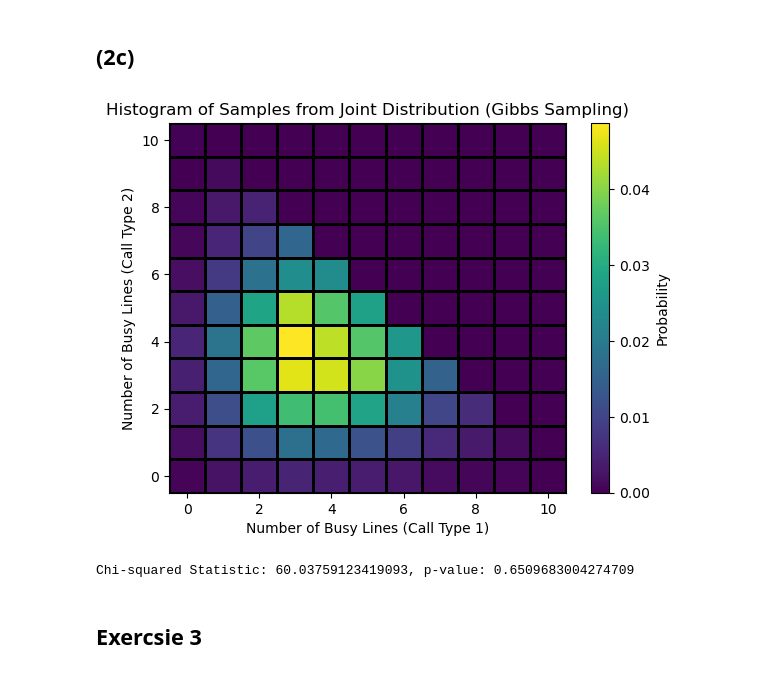
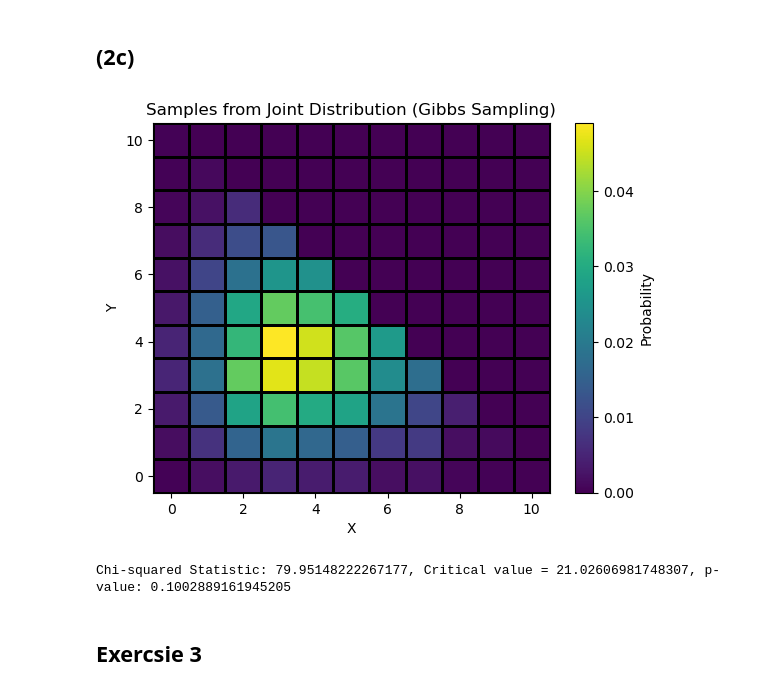
Before and after one commit to Fuglede30/Stokastisk_sim_2, a Jupyter notebook: 6_MCMC.ipynb, the cells around one changed output. Cells and saved outputs as stored; diff of their text form; code cells hidden in the pictures.

```diff
--- a/6_MCMC.ipynb
+++ b/6_MCMC.ipynb
@@ -245,40 +253,39 @@ def gibbs_sampling(A1, A2, m, num_samples):
 
         # Sample i given j
         prob_i_given_j = np.array([normalized_joint_pmf(i, j, A1, A2, m) for i in range(m-j+1)])
         prob_i_given_j /= prob_i_given_j.sum()
         i = np.random.choice(np.arange(m-j+1), p=prob_i_given_j)
 
         # Sample j given i
         prob_j_given_i = np.array([normalized_joint_pmf(i, j, A1, A2, m) for j in range(m-i+1)])
         prob_j_given_i /= prob_j_given_i.sum()
         j = np.random.choice(np.arange(m-i+1), p=prob_j_given_i)
 
         current_sample = (i, j)
         samples.append(current_sample)
 
     return samples
 
 # Generate samples
 samples_gibbs = gibbs_sampling(A1, A2, m, num_samples)
 
 # Plot histogram of samples
 plt.hist2d(*zip(*samples_gibbs), bins=[np.arange(m+2)-0.5, np.arange(m+2)-0.5], density=True, edgecolor='black')
-plt.xlabel('Number of Busy Lines (Call Type 1)')
-plt.ylabel('Number of Busy Lines (Call Type 2)')
-plt.title('Histogram of Samples from Joint Distribution (Gibbs Sampling)')
+plt.xlabel('X')
+plt.ylabel('Y')
+plt.title('Samples from Joint Distribution (Gibbs Sampling)')
 plt.colorbar(label='Probability')
 plt.show()
 
 # Perform chi-square test
 observed_freq, _, _ = np.histogram2d(*zip(*samples_gibbs), bins=[np.arange(m+2)-0.5, np.arange(m+2)-0.5])
 observed_freq_flat = observed_freq.flatten()
 observed_freq_nonzero = observed_freq_flat[expected_freq_flat > 0]
-
 chi2_stat, p_value = chisquare(observed_freq_nonzero, f_exp=expected_freq_nonzero)
-print(f"Chi-squared Statistic: {chi2_stat}, p-value: {p_value}")
+print(f"Chi-squared Statistic: {chi2_stat}, Critical value = {CV}, p-value: {p_value}")
 # %% [output]
-[figure, old version]
+[figure, new version]
-Chi-squared Statistic: 60.03759123419093, p-value: 0.6509683004274709
+Chi-squared Statistic: 79.95148222267177, Critical value = 21.02606981748307, p-value: 0.1002889161945205
 # %% [markdown]
 ## Exercsie 3
 # %% [markdown]
```
Also changed, not shown: parts of 10 cells of this notebook, 1 other file.
